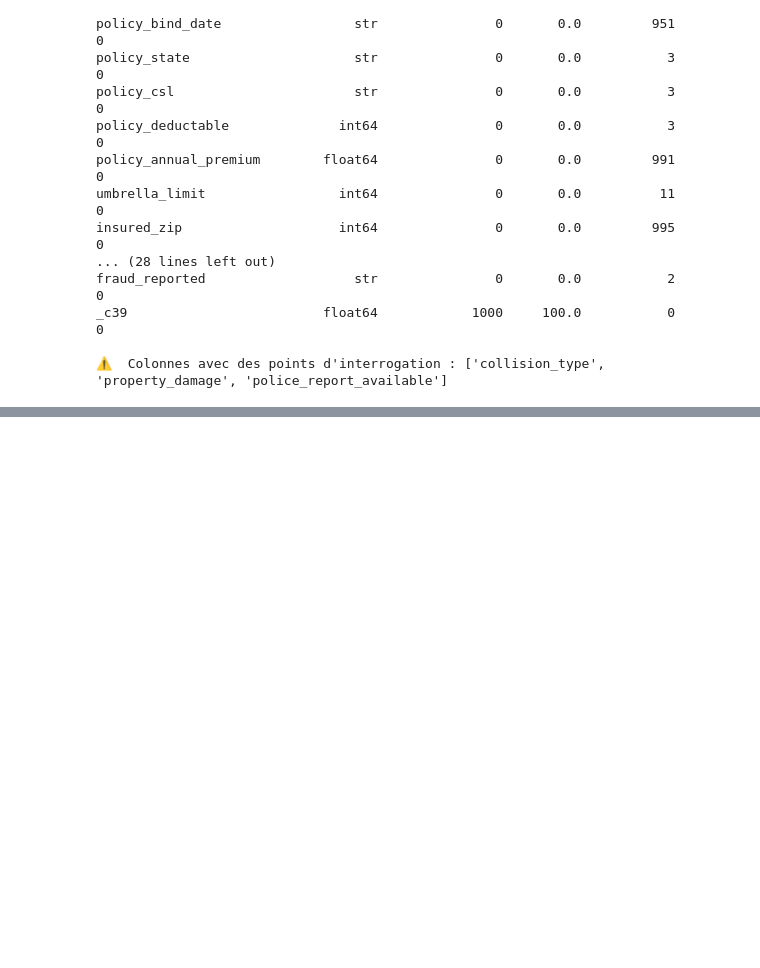
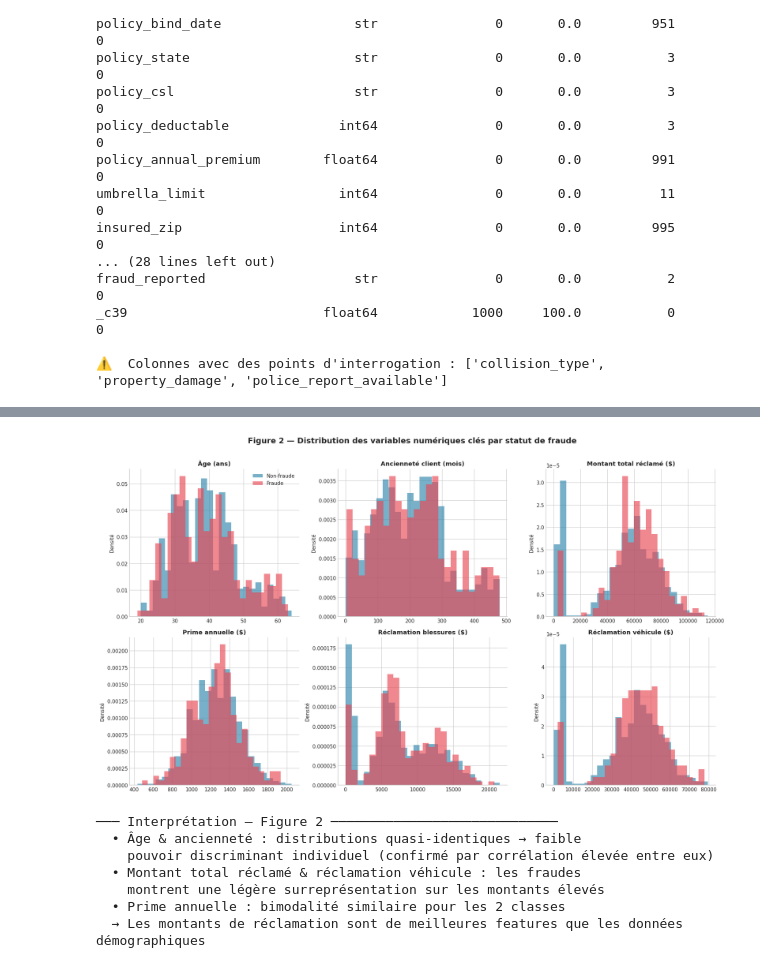
Before and after one commit to DataScientest-Studio/sep25cds_predisinistre, a Jupyter notebook: reports/Pre_Sinistre_Rendu1.ipynb, the cells around one changed output, grey strips where cells are left out. Saved outputs shown, nothing was run; the diff lists cells and outputs as text; code cells hidden in the pictures; blank space fills up the shorter version.

```diff
--- a/reports/Pre_Sinistre_Rendu1.ipynb
+++ b/reports/Pre_Sinistre_Rendu1.ipynb
@@ -183,0 +383,56 @@ _c39                         float64            1000     100.0           0
+# %%
+# ─────────────────────────────────────────────────────────────────
+# FIGURE 2 — Distributions des variables numériques par classe
+# ─────────────────────────────────────────────────────────────────
+#
+# OBJECTIF : identifier visuellement quelles variables numériques
+# ont des distributions différentes entre fraudes et non-fraudes.
+# On superpose les histogrammes de densité (density=True) pour
+# rendre les comparaisons équitables malgré le déséquilibre.
+# ─────────────────────────────────────────────────────────────────
+
+# Variables numériques les plus susceptibles d'être discriminantes
+num_vars   = ['age', 'months_as_customer', 'total_claim_amount',
+              'policy_annual_premium', 'injury_claim', 'vehicle_claim']
+num_labels = ['Âge (ans)', 'Ancienneté client (mois)', 'Montant total réclamé ($)',
+              'Prime annuelle ($)', 'Réclamation blessures ($)', 'Réclamation véhicule ($)']
+
+fig, axes = plt.subplots(2, 3, figsize=(16, 9))
+fig.suptitle('Figure 2 — Distribution des variables numériques clés par statut de fraude',
+             fontsize=14, fontweight='bold', y=1.01)
+axes = axes.flatten()
+
+for i, (var, lbl) in enumerate(zip(num_vars, num_labels)):
+    for status, color, name in [('N', COLOR_NON_FRAUD, 'Non-fraude'),
+                                 ('Y', COLOR_FRAUD,     'Fraude')]:
+        subset = df[df['fraud_reported'] == status][var]
+        axes[i].hist(subset, bins=25, alpha=0.65, color=color,
+                     edgecolor='none', label=name, density=True)
+
+    axes[i].set_title(lbl, fontsize=11, fontweight='bold')
+    axes[i].set_ylabel('Densité', fontsize=9)
+    axes[i].spines[['top', 'right']].set_visible(False)
+    if i == 0:
+        axes[i].legend(fontsize=9)
+
+plt.tight_layout()
+plt.savefig('fig2_numeric_distributions.png', dpi=150, bbox_inches='tight')
+plt.show()
+
+# ── Interprétation ──────────────────────────────────────────────
+print('─── Interprétation — Figure 2 ─────────────────────────────')
+print('  • Âge & ancienneté : distributions quasi-identiques → faible')
+print('    pouvoir discriminant individuel (confirmé par corrélation élevée entre eux)')
+print('  • Montant total réclamé & réclamation véhicule : les fraudes')
+print('    montrent une légère surreprésentation sur les montants élevés')
+print('  • Prime annuelle : bimodalité similaire pour les 2 classes')
+print('  → Les montants de réclamation sont de meilleures features que les données démographiques')
+# %% [output]
+[figure, added]
+─── Interprétation — Figure 2 ─────────────────────────────
+  • Âge & ancienneté : distributions quasi-identiques → faible
+    pouvoir discriminant individuel (confirmé par corrélation élevée entre eux)
+  • Montant total réclamé & réclamation véhicule : les fraudes
+    montrent une légère surreprésentation sur les montants élevés
+  • Prime annuelle : bimodalité similaire pour les 2 classes
+  → Les montants de réclamation sont de meilleures features que les données démographiques
```
Also changed, not shown: parts of 10 cells of this notebook.
